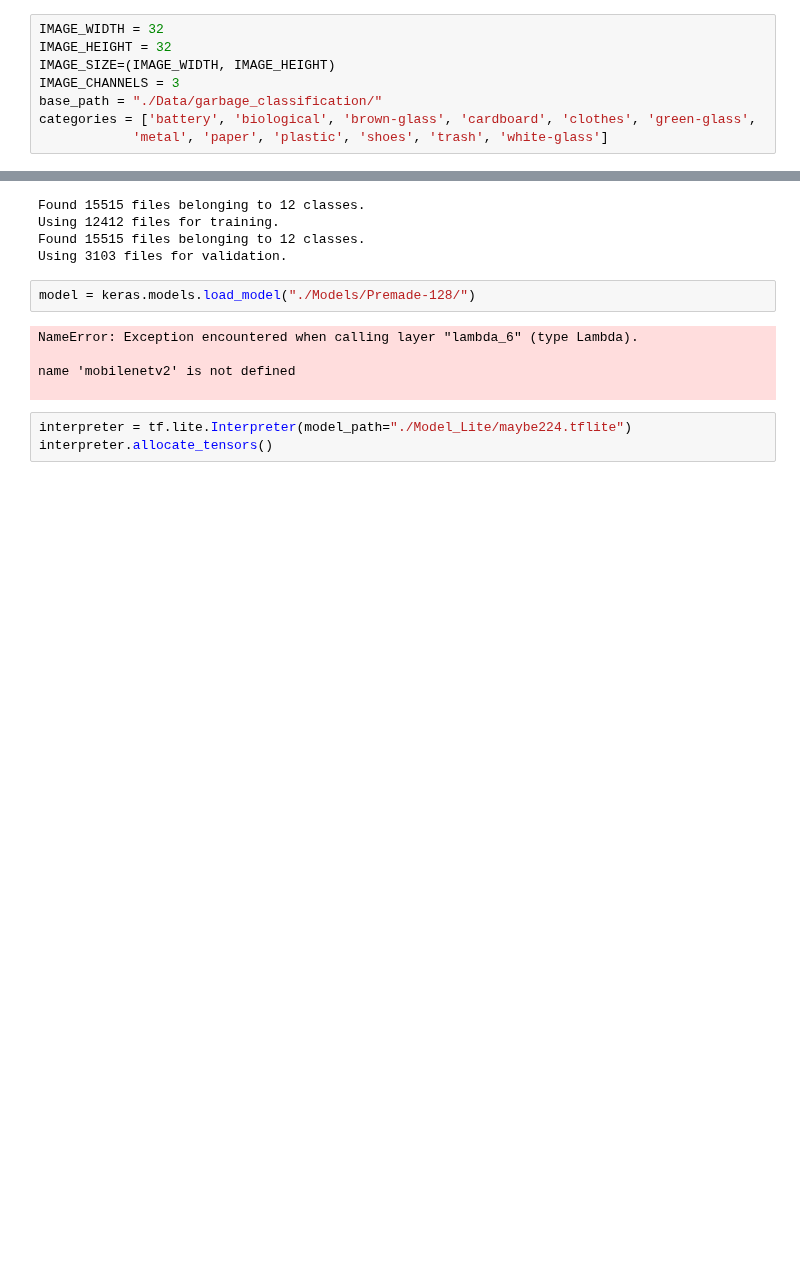
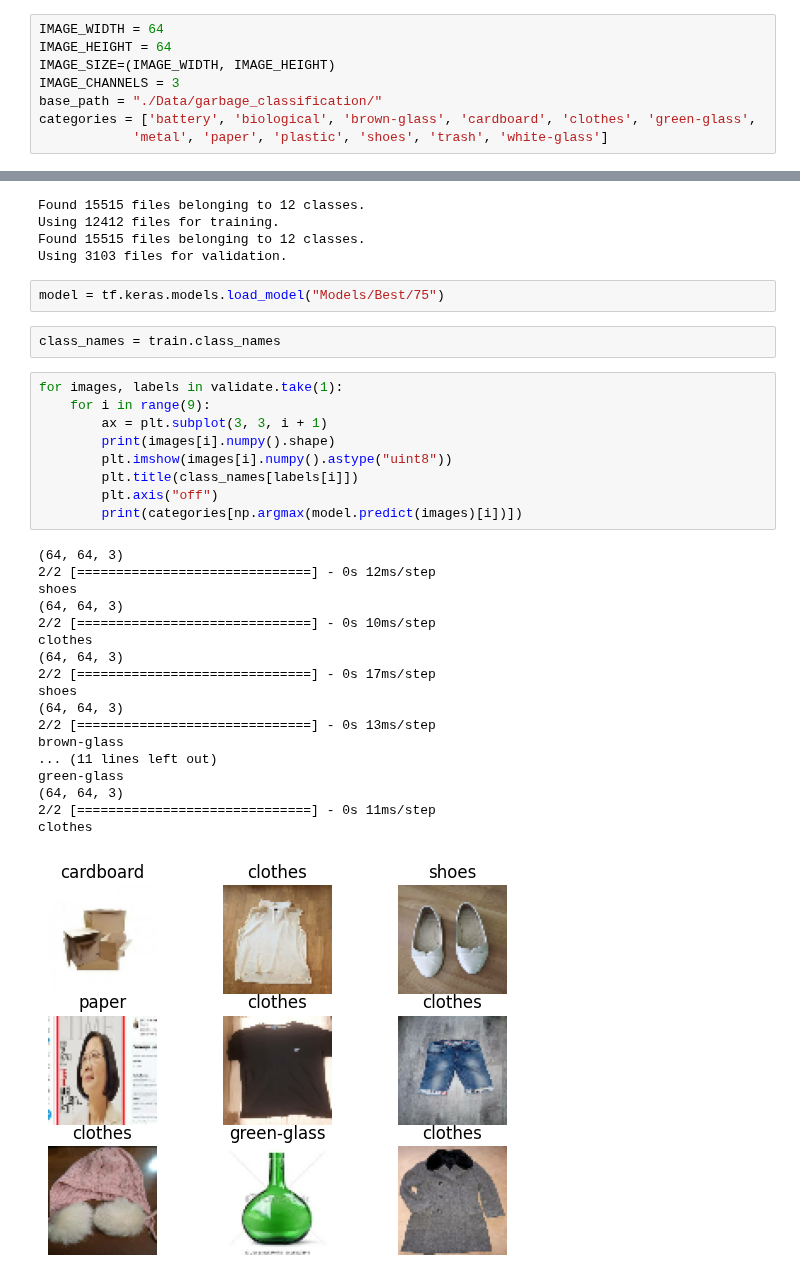
Before and after one commit to khaledyasser2/Im_not_garbage, a Jupyter notebook: Test.ipynb, the cells around one changed output, grey strips where cells are left out. Saved outputs shown, nothing was run; the diff lists cells and outputs as text; blank space fills up the shorter version.

```diff
--- a/Test.ipynb
+++ b/Test.ipynb
@@ -9,8 +9,8 @@ import re
 #from PIL import Image
 from keras.preprocessing import image
 # %%
-IMAGE_WIDTH = 32
-IMAGE_HEIGHT = 32
+IMAGE_WIDTH = 64
+IMAGE_HEIGHT = 64
 IMAGE_SIZE=(IMAGE_WIDTH, IMAGE_HEIGHT)
 IMAGE_CHANNELS = 3
 base_path = "./Data/garbage_classification/"
@@ -41,12 +41,34 @@ Using 12412 files for training.
 Found 15515 files belonging to 12 classes.
 Using 3103 files for validation.
 # %%
-model = keras.models.load_model("./Models/Premade-128/")
+model = tf.keras.models.load_model("Models/Best/75")
-# %% [output]
-NameError: Exception encountered when calling layer "lambda_6" (type Lambda).
-
-name 'mobilenetv2' is not defined
-
-# %%
-interpreter = tf.lite.Interpreter(model_path="./Model_Lite/maybe224.tflite")
-interpreter.allocate_tensors()
+# %%
+class_names = train.class_names
+# %%
+for images, labels in validate.take(1):
+    for i in range(9):
+        ax = plt.subplot(3, 3, i + 1)
+        print(images[i].numpy().shape)
+        plt.imshow(images[i].numpy().astype("uint8"))
+        plt.title(class_names[labels[i]])
+        plt.axis("off")
+        print(categories[np.argmax(model.predict(images)[i])])
+# %% [output]
+(64, 64, 3)
+2/2 [==============================] - 0s 12ms/step
+shoes
+(64, 64, 3)
+2/2 [==============================] - 0s 10ms/step
+clothes
+(64, 64, 3)
+2/2 [==============================] - 0s 17ms/step
+shoes
+(64, 64, 3)
+2/2 [==============================] - 0s 13ms/step
+brown-glass
+... (11 lines left out)
+green-glass
+(64, 64, 3)
+2/2 [==============================] - 0s 11ms/step
+clothes
+[figure, added]
```
Also changed, not shown: 1 other file.
